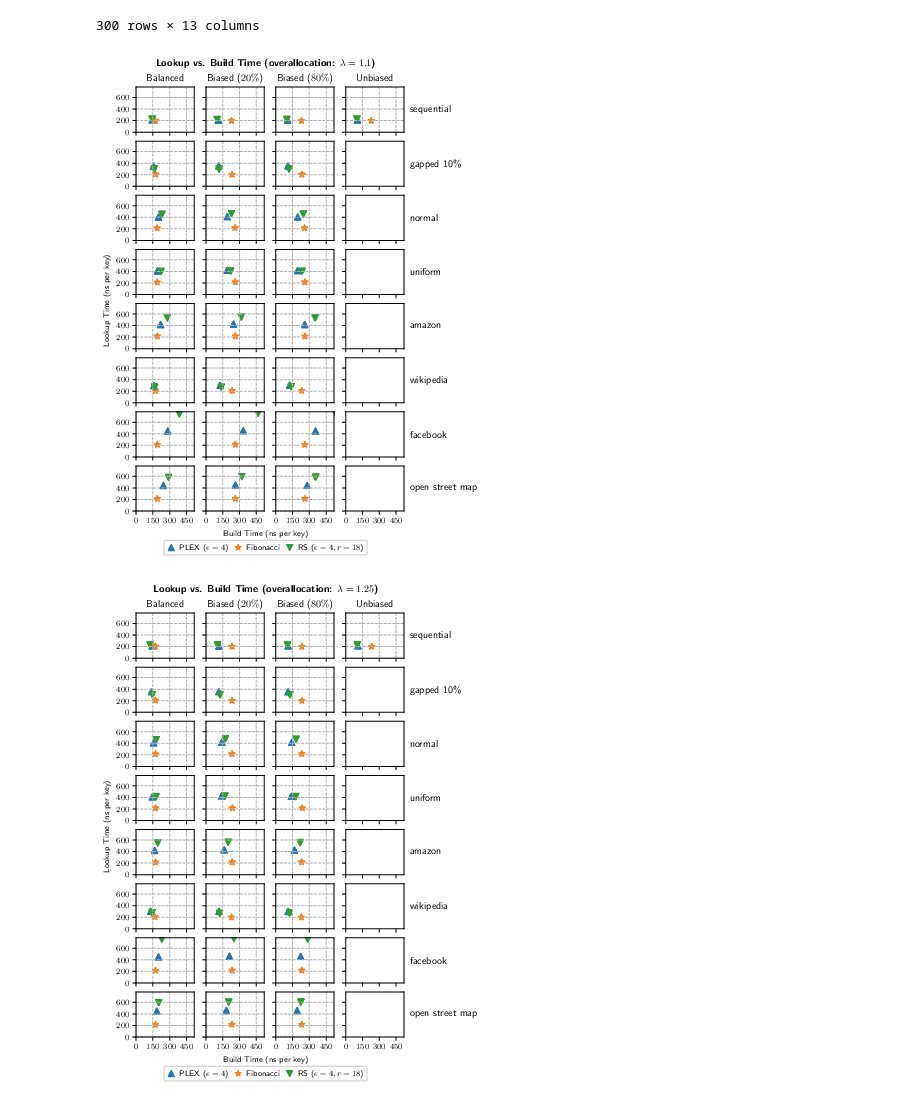
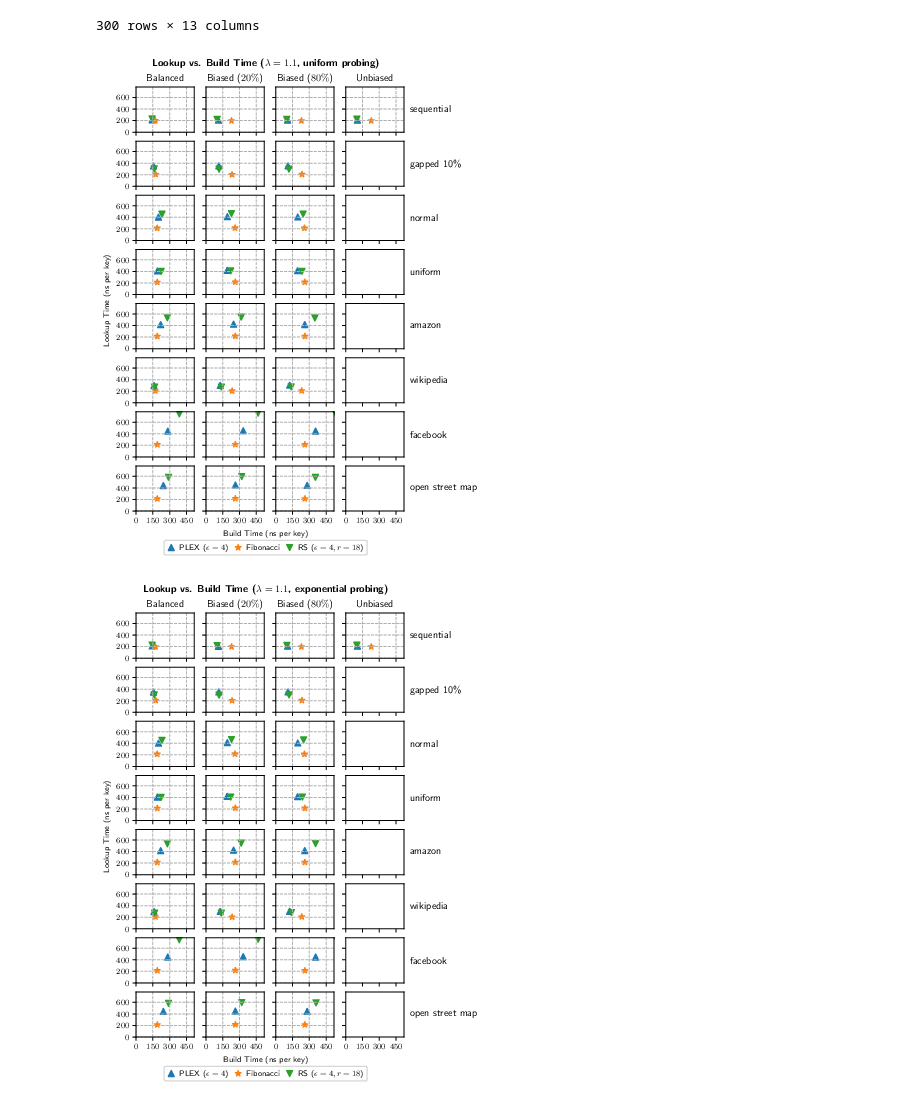
Before and after one commit to IlariaPilo/hashtable, a Jupyter notebook: results/plots_cuckoo.ipynb, the cells around one changed output. Saved outputs shown, nothing was run; the diff lists cells and outputs as text; code cells hidden in the pictures.

Commit message:
differentiate between uniform and exponential for cuckoo plots

```diff
--- a/results/plots_cuckoo.ipynb
+++ b/results/plots_cuckoo.ipynb
@@ -163,13 +163,13 @@ cuckoo_df[[func_name, dataset, dataset_size, overallocation, kicking_strategy, p
 | 1264 | radixspline | seq | 200000000.0 | 1.25 | biased_kicking_0 | exponential | ... |
 300 rows × 13 columns
 # %%
-def plot_pareto(data, overalloc):
+def plot_pareto(data, overalloc, probing_dist):
     rows = 8
     cols = 4
 
     fig, axs = plt.subplots(rows, cols, figsize=(fig_width*0.8, fig_height*rows*0.65), sharex=True, sharey=True)
 
-    data = data[data[overallocation] == overalloc].copy(deep=True).sort_values(by=[dataset_order, dataset_size])
+    data = data[(data[overallocation] == overalloc) & (data[probing_distribution] == probing_dist)].copy(deep=True).sort_values(by=[dataset_order, dataset_size])
     for i, (ds, df) in enumerate(data.groupby([dataset], sort=False)):
         pad = 7.5
         axs[i][-1].annotate(
@@ -190,36 +190,37 @@ def plot_pareto(data, overalloc):
                 ax.set_title(human_kicking_name(kicking_strat))
 
             ax.grid(linestyle='--', axis='both')
             ax.set_xlim([0, 520])
             ax.set_xticks([0, 150, 300, 450])
             ax.set_ylim([0, 780])
             ax.set_yticks([0, 200, 400, 600])
 
             for k, (name, df) in enumerate(df.groupby([func_name], sort=False)):
                 ax.scatter(x=df[build_ns_per_key], y=df[hashtable_lookup], label=human_func_name(name), color=get_color(name), marker=get_marker(name))
 
     h, l = axs[0][0].get_legend_handles_labels()
     legend = fig.legend(
         h, l,
         loc="lower center",
         bbox_to_anchor=(0.5, 0.04),
         ncol=4,
         borderpad=0.4,
         labelspacing=0.2,
         handlelength=1.0,
         handletextpad=0.5,
         columnspacing=0.7
     )
 
-    fig.suptitle(f"Lookup vs. Build Time (overallocation: $\lambda = {overalloc}$)", y=0.93, fontweight="bold")
+    fig.suptitle(f"Lookup vs. Build Time ($\lambda = {overalloc}$, {probing_dist} probing)", y=0.93, fontweight="bold")
     fig.text(0.03, 0.5, 'Lookup Time (ns per key)', va='center', rotation='vertical')
     fig.text(0.5, 0.08, 'Build Time (ns per key)', ha='center')
 
-    fig.savefig(f"cuckoo_pareto_{overalloc}.pdf", bbox_inches="tight", dpi=300)
-    fig.savefig(f"cuckoo_pareto_{overalloc}.pgf", bbox_inches="tight", dpi=300)
+    fig.savefig(f"cuckoo_pareto_{probing_dist}_{overalloc}.pdf", bbox_inches="tight", dpi=300)
+    fig.savefig(f"cuckoo_pareto_{probing_dist}_{overalloc}.pgf", bbox_inches="tight", dpi=300)
 
 for overalloc in [1.10, 1.25]:
-    plot_pareto(cuckoo_df, overalloc=overalloc)
+    for probing_dist in ["uniform", "exponential"]:
+        plot_pareto(cuckoo_df, overalloc=overalloc, probing_dist=probing_dist)
 # %% [output]
-[figure, old version]
+[figure, new version]
-[figure, old version]
+[figure, new version]
```
Also changed, not shown: parts of 2 cells of this notebook.
